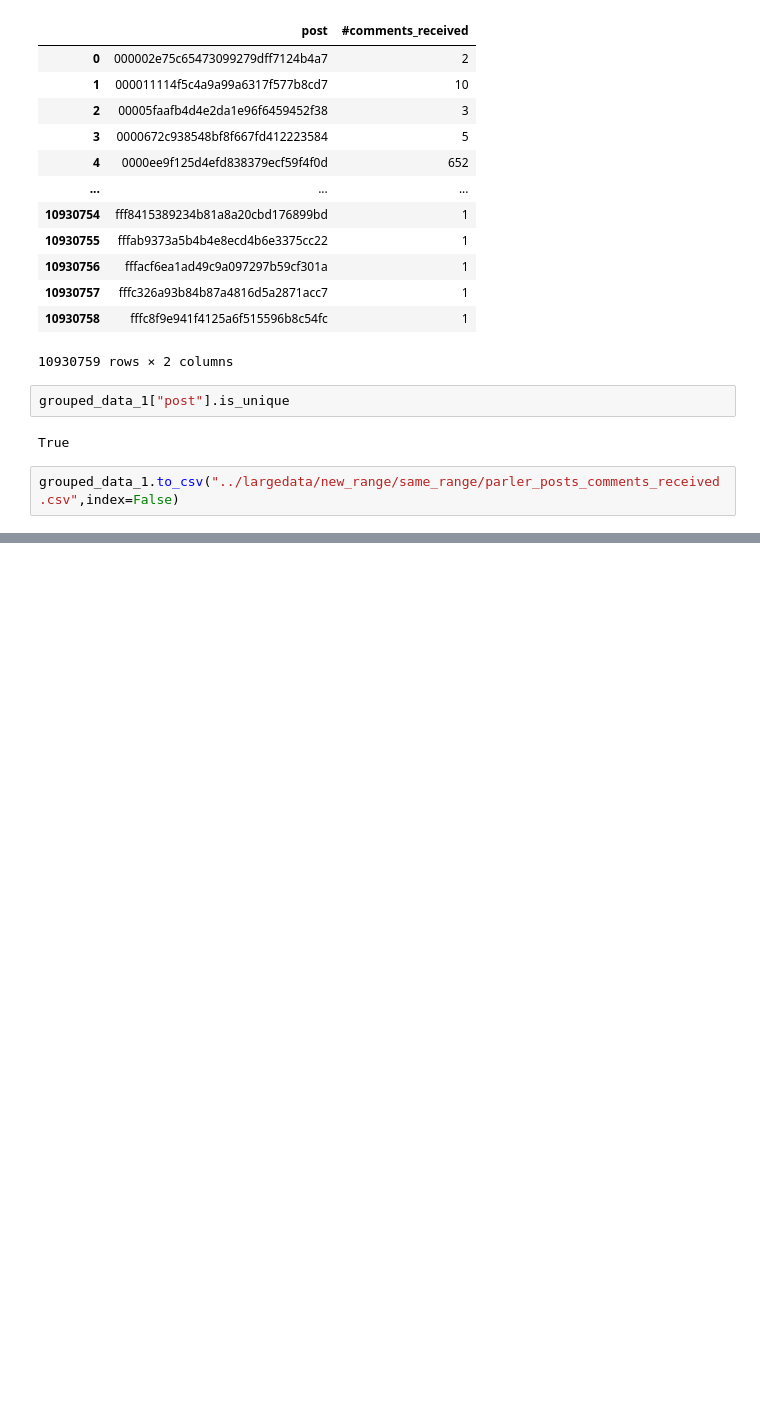
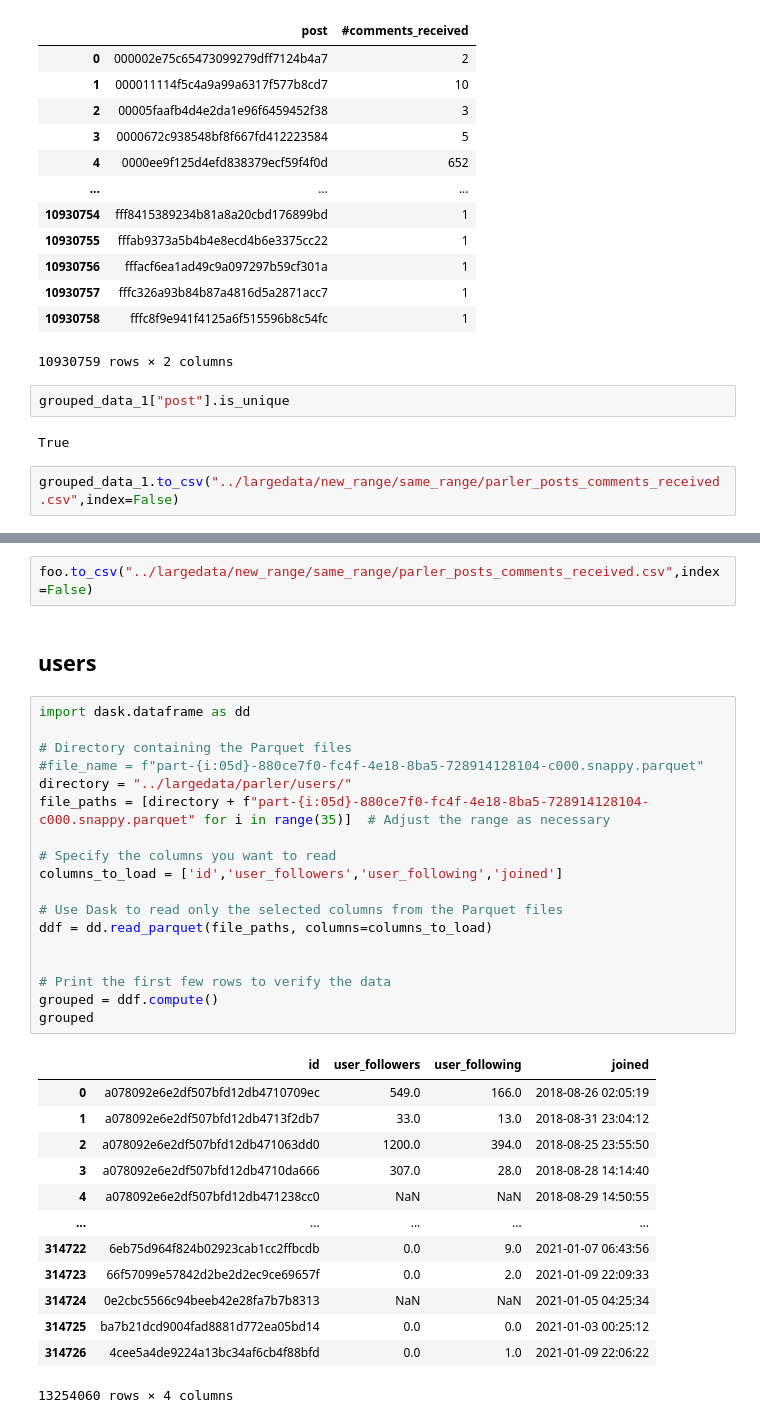
Before and after one commit to nmrastogi/QAnon, a Jupyter notebook: same_range.ipynb, the cells around one changed output, grey strips where cells are left out. Drawn from its saved outputs; the diff is of its cells as text; blank space fills up the shorter version.

```diff
--- a/same_range.ipynb
+++ b/same_range.ipynb
@@ -1726,0 +1918,36 @@ combined_df["creator"].nunique()
+# %%
+foo.to_csv("../largedata/new_range/same_range/parler_posts_comments_received.csv",index=False)
+# %% [markdown]
+## users
+# %%
+import dask.dataframe as dd
+
+# Directory containing the Parquet files
+#file_name = f"part-{i:05d}-880ce7f0-fc4f-4e18-8ba5-728914128104-c000.snappy.parquet"
+directory = "../largedata/parler/users/"
+file_paths = [directory + f"part-{i:05d}-880ce7f0-fc4f-4e18-8ba5-728914128104-c000.snappy.parquet" for i in range(35)]  # Adjust the range as necessary
+
+# Specify the columns you want to read
+columns_to_load = ['id','user_followers','user_following','joined']
+
+# Use Dask to read only the selected columns from the Parquet files
+ddf = dd.read_parquet(file_paths, columns=columns_to_load)
+
+
+# Print the first few rows to verify the data
+grouped = ddf.compute()
+grouped
+# %% [output]
+|  | id | user_followers | user_following | joined |
+| 0 | a078092e6e2df507bfd12db4710709ec | 549.0 | 166.0 | 2018-08-26 02:05:19 |
+| 1 | a078092e6e2df507bfd12db4713f2db7 | 33.0 | 13.0 | 2018-08-31 23:04:12 |
+| 2 | a078092e6e2df507bfd12db471063dd0 | 1200.0 | 394.0 | 2018-08-25 23:55:50 |
+| 3 | a078092e6e2df507bfd12db4710da666 | 307.0 | 28.0 | 2018-08-28 14:14:40 |
+| 4 | a078092e6e2df507bfd12db471238cc0 | NaN | NaN | 2018-08-29 14:50:55 |
+| ... | ... | ... | ... | ... |
+| 314722 | 6eb75d964f824b02923cab1cc2ffbcdb | 0.0 | 9.0 | 2021-01-07 06:43:56 |
+| 314723 | 66f57099e57842d2be2d2ec9ce69657f | 0.0 | 2.0 | 2021-01-09 22:09:33 |
+| 314724 | 0e2cbc5566c94beeb42e28fa7b7b8313 | NaN | NaN | 2021-01-05 04:25:34 |
+| 314725 | ba7b21dcd9004fad8881d772ea05bd14 | 0.0 | 0.0 | 2021-01-03 00:25:12 |
+| 314726 | 4cee5a4de9224a13bc34af6cb4f88bfd | 0.0 | 1.0 | 2021-01-09 22:06:22 |
+13254060 rows × 4 columns
```
Also changed, not shown: parts of 22 cells of this notebook.
